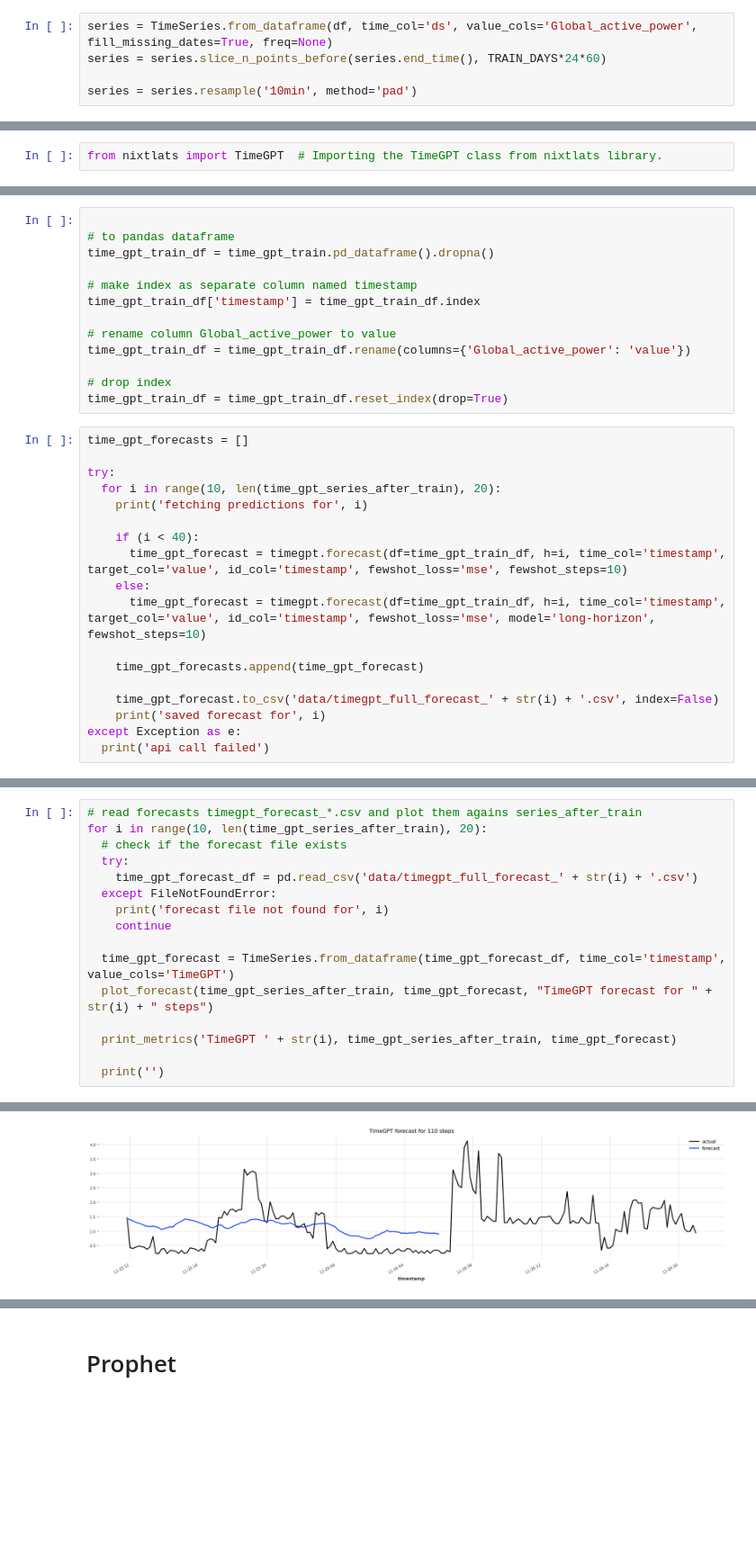
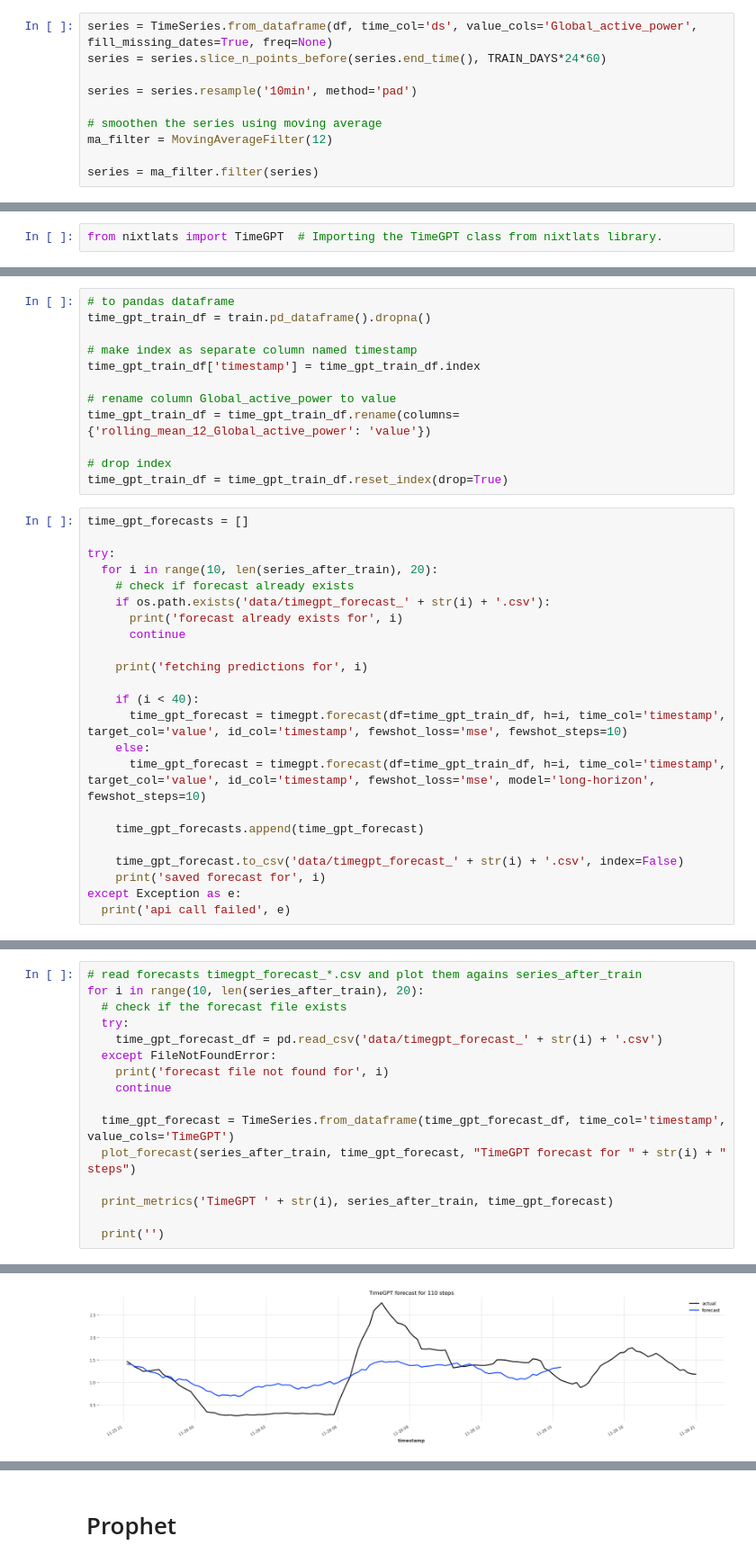
Before and after one commit to kosmydel/stock-timeseries-prediction, a Jupyter notebook: electricity.ipynb, the cells around one changed output, grey strips where cells are left out. Shown at 90% size. Cells and saved outputs as stored; diff of their text form; blank space fills up the shorter version.

Commit message:
smoothening

```diff
--- a/electricity.ipynb
+++ b/electricity.ipynb
@@ -71,6 +74,11 @@ series = TimeSeries.from_dataframe(df, time_col='ds', value_cols='Global_active_
 series = series.slice_n_points_before(series.end_time(), TRAIN_DAYS*24*60)
 
 series = series.resample('10min', method='pad')
+
+# smoothen the series using moving average
+ma_filter = MovingAverageFilter(12)
+
+series = ma_filter.filter(series)
 # %%
 print(len(series))
 # %% [output]
@@ -195,13 +191,12 @@ plt.legend()
 # %%
-
 # to pandas dataframe
-time_gpt_train_df = time_gpt_train.pd_dataframe().dropna()
+time_gpt_train_df = train.pd_dataframe().dropna()
 
 # make index as separate column named timestamp
 time_gpt_train_df['timestamp'] = time_gpt_train_df.index
 
 # rename column Global_active_power to value
-time_gpt_train_df = time_gpt_train_df.rename(columns={'Global_active_power': 'value'})
+time_gpt_train_df = time_gpt_train_df.rename(columns={'rolling_mean_12_Global_active_power': 'value'})
 
 # drop index
 time_gpt_train_df = time_gpt_train_df.reset_index(drop=True)
@@ -209,7 +204,12 @@ time_gpt_train_df = time_gpt_train_df.reset_index(drop=True)
 time_gpt_forecasts = []
 
 try:
-  for i in range(10, len(time_gpt_series_after_train), 20):
+  for i in range(10, len(series_after_train), 20):
+    # check if forecast already exists
+    if os.path.exists('data/timegpt_forecast_' + str(i) + '.csv'):
+      print('forecast already exists for', i)
+      continue
+
     print('fetching predictions for', i)
 
     if (i < 40):
@@ -219,8 +219,8 @@ try:
 
     time_gpt_forecasts.append(time_gpt_forecast)
 
-    time_gpt_forecast.to_csv('data/timegpt_full_forecast_' + str(i) + '.csv', index=False)
+    time_gpt_forecast.to_csv('data/timegpt_forecast_' + str(i) + '.csv', index=False)
     print('saved forecast for', i)
 except Exception as e:
-  print('api call failed')
+  print('api call failed', e)
 # %% [output]
@@ -231,17 +256,17 @@ api call failed
 # %%
 # read forecasts timegpt_forecast_*.csv and plot them agains series_after_train
-for i in range(10, len(time_gpt_series_after_train), 20):
+for i in range(10, len(series_after_train), 20):
   # check if the forecast file exists
   try:
-    time_gpt_forecast_df = pd.read_csv('data/timegpt_full_forecast_' + str(i) + '.csv')
+    time_gpt_forecast_df = pd.read_csv('data/timegpt_forecast_' + str(i) + '.csv')
   except FileNotFoundError:
     print('forecast file not found for', i)
     continue
 
   time_gpt_forecast = TimeSeries.from_dataframe(time_gpt_forecast_df, time_col='timestamp', value_cols='TimeGPT')
-  plot_forecast(time_gpt_series_after_train, time_gpt_forecast, "TimeGPT forecast for " + str(i) + " steps")
+  plot_forecast(series_after_train, time_gpt_forecast, "TimeGPT forecast for " + str(i) + " steps")
 
-  print_metrics('TimeGPT ' + str(i), time_gpt_series_after_train, time_gpt_forecast)
+  print_metrics('TimeGPT ' + str(i), series_after_train, time_gpt_forecast)
 
   print('')
 # %% [output]
@@ -278,2 +303,2 @@ MAE = 0.63
-[figure, old version]
+[figure, new version]
 TimeGPT 110 metrics:
```
Also changed, not shown: parts of 29 cells of this notebook, 19 other files.
